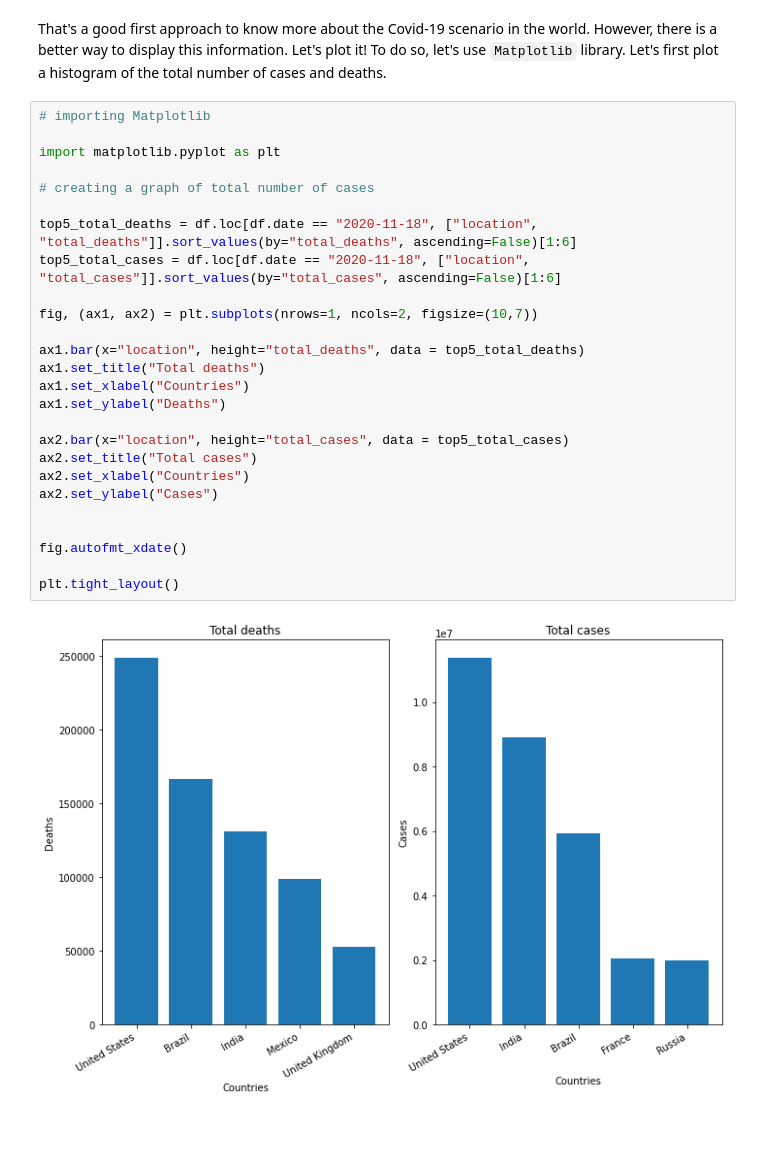
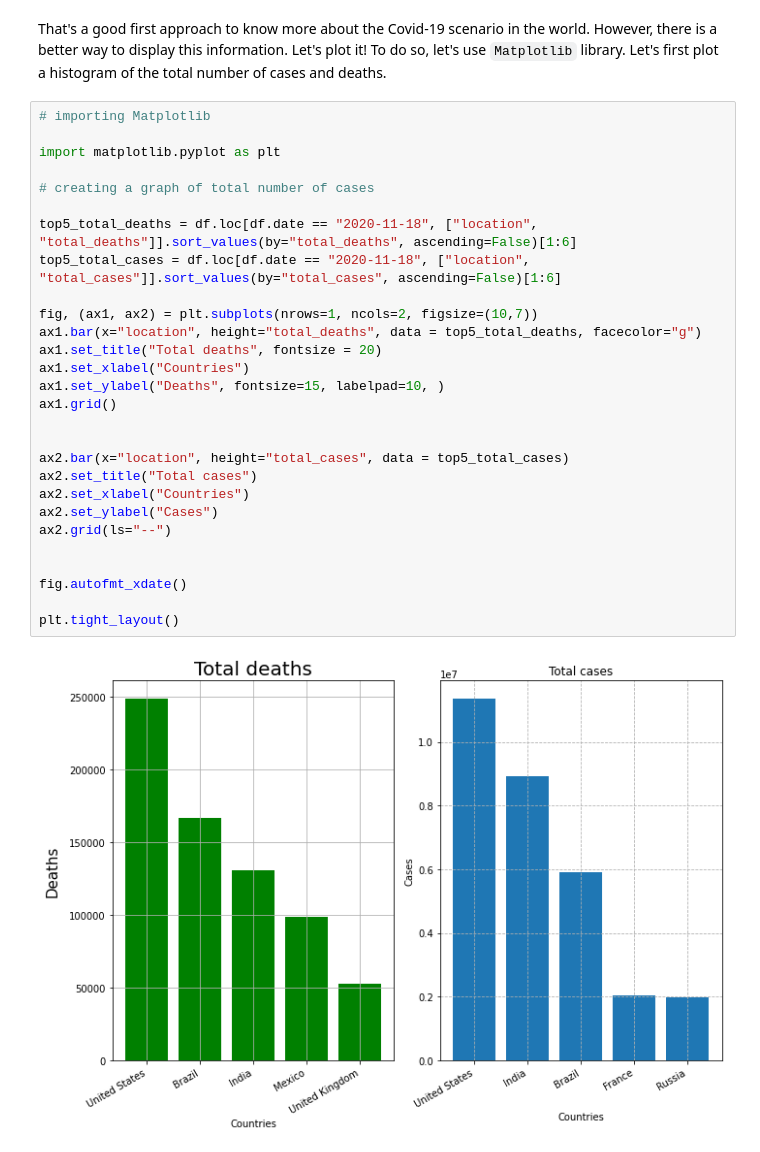
Before and after one commit to JoaoSiqueiraDS/DS_Days, a Jupyter notebook: COVID.ipynb, the cells around one changed output. Saved outputs shown, nothing was run; the diff lists cells and outputs as text.

```diff
--- a/COVID.ipynb
+++ b/COVID.ipynb
@@ -172,28 +192,30 @@ That's a good first approach to know more about the Covid-19 scenario in the wor
 # %%
 # importing Matplotlib
 
 import matplotlib.pyplot as plt
 
 # creating a graph of total number of cases
 
 top5_total_deaths = df.loc[df.date == "2020-11-18", ["location", "total_deaths"]].sort_values(by="total_deaths", ascending=False)[1:6]
 top5_total_cases = df.loc[df.date == "2020-11-18", ["location", "total_cases"]].sort_values(by="total_cases", ascending=False)[1:6]
 
 fig, (ax1, ax2) = plt.subplots(nrows=1, ncols=2, figsize=(10,7))
+ax1.bar(x="location", height="total_deaths", data = top5_total_deaths, facecolor="g")
+ax1.set_title("Total deaths", fontsize = 20)
+ax1.set_xlabel("Countries")
+ax1.set_ylabel("Deaths", fontsize=15, labelpad=10, )
+ax1.grid()
 
-ax1.bar(x="location", height="total_deaths", data = top5_total_deaths)
-ax1.set_title("Total deaths")
-ax1.set_xlabel("Countries")
-ax1.set_ylabel("Deaths")
 
 ax2.bar(x="location", height="total_cases", data = top5_total_cases)
 ax2.set_title("Total cases")
 ax2.set_xlabel("Countries")
 ax2.set_ylabel("Cases")
+ax2.grid(ls="--")
 
 
 fig.autofmt_xdate()
 
 plt.tight_layout()
 # %% [output]
-[figure, old version]
+[figure, new version]
```
Also changed, not shown: parts of 9 cells of this notebook.
